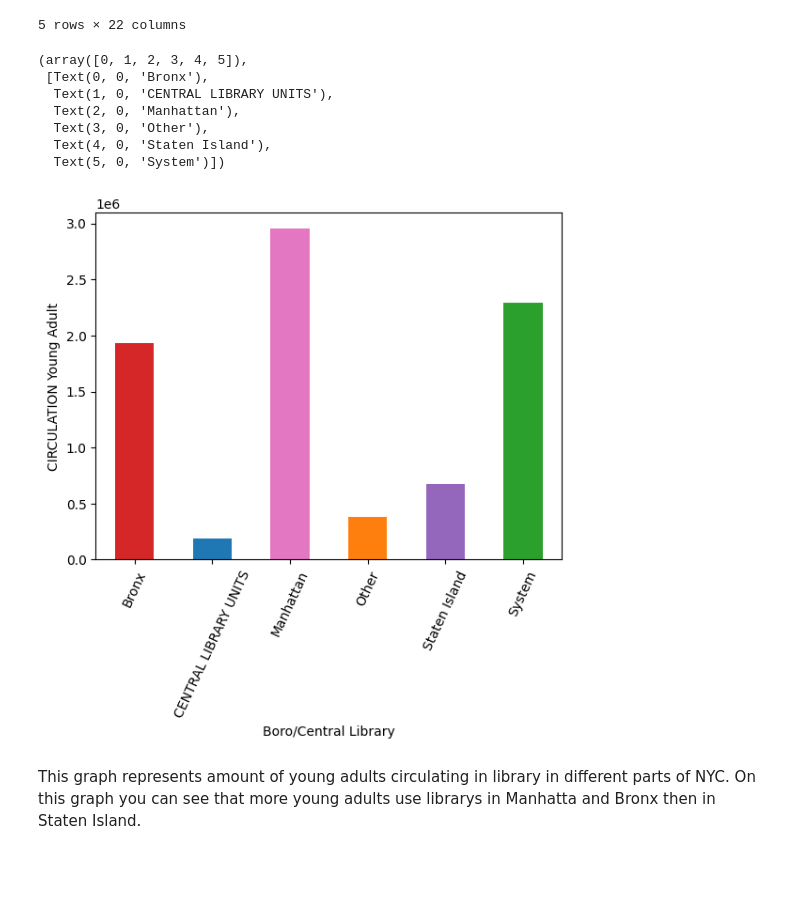
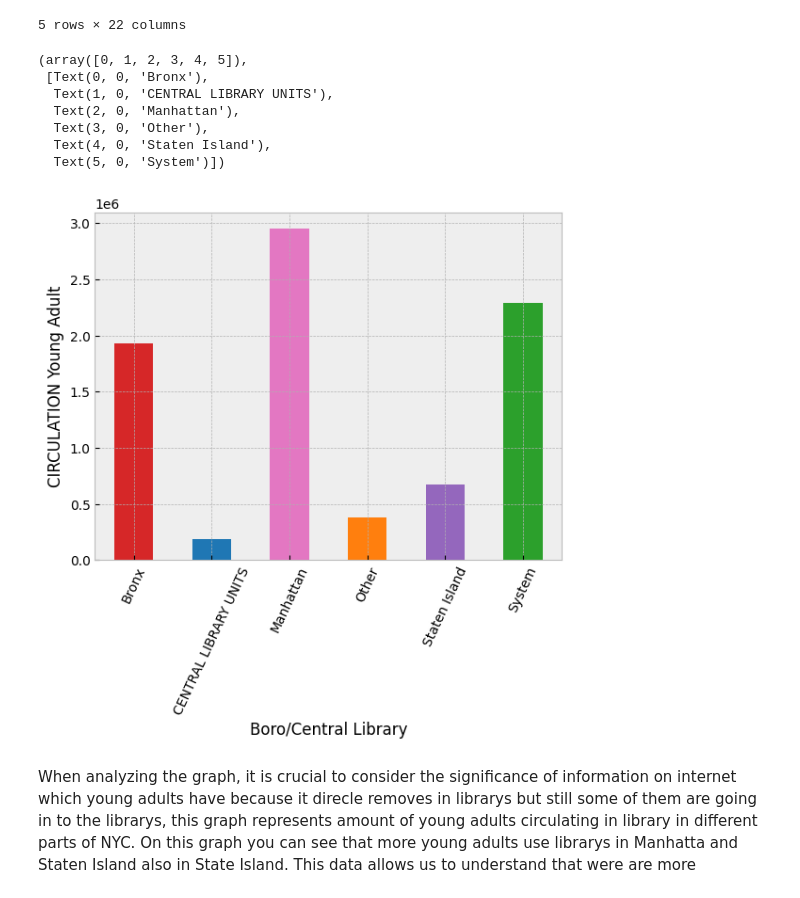
Before and after one commit to nikitaNotvas/python_unit2_data_science, a Jupyter notebook: project.ipynb, the cells around one changed output. Saved outputs shown, nothing was run; the diff lists cells and outputs as text; code cells hidden in the pictures; blank space fills up the shorter version.

Commit message:
need 2 more graph

```diff
--- a/project.ipynb
+++ b/project.ipynb
@@ -16,23 +16,24 @@ df.head()
 # %%
 graph1 = df.groupby('Boro/Central Library')['CIRCULATION Young Adult'].sum()#colects data from csv file about circulation of Young adults.
 # %%
+plt.style.use('bmh')
 
 bar_colors = ['tab:red', 'tab:blue', 'tab:pink', 'tab:orange','tab:purple','tab:green']
 graph1.plot(kind="bar",ylabel='CIRCULATION Young Adult',color=bar_colors)
 
 plt.xticks(rotation=65)#xticks rotates names of x values in ordert to make it easy to read
 # %% [output]
 (array([0, 1, 2, 3, 4, 5]),
  [Text(0, 0, 'Bronx'),
   Text(1, 0, 'CENTRAL LIBRARY UNITS'),
   Text(2, 0, 'Manhattan'),
   Text(3, 0, 'Other'),
   Text(4, 0, 'Staten Island'),
   Text(5, 0, 'System')])
-[figure, old version]
+[figure, new version]
 # %% [markdown]
-This graph represents amount of young adults circulating in library in different parts of NYC.
-On this graph you can see that more young adults use librarys in Manhatta and Bronx then in Staten Island.
+When analyzing the graph, it is crucial to consider the significance of information on internet which young adults have because it direcle removes in librarys but still some of them are going in to the librarys, this graph represents amount of young adults circulating in library in different parts of NYC.
+On this graph you can see that more young adults use librarys in Manhatta and Staten Island also in State Island. This data allows us to understand that were are more
 # %%
 graph2 = df.groupby('Boro/Central Library')['CIRCULATION Adult'].sum()#colects data from csv file about circulation of adults.
 # %%
```
Also changed, not shown: parts of 2 cells of this notebook.
